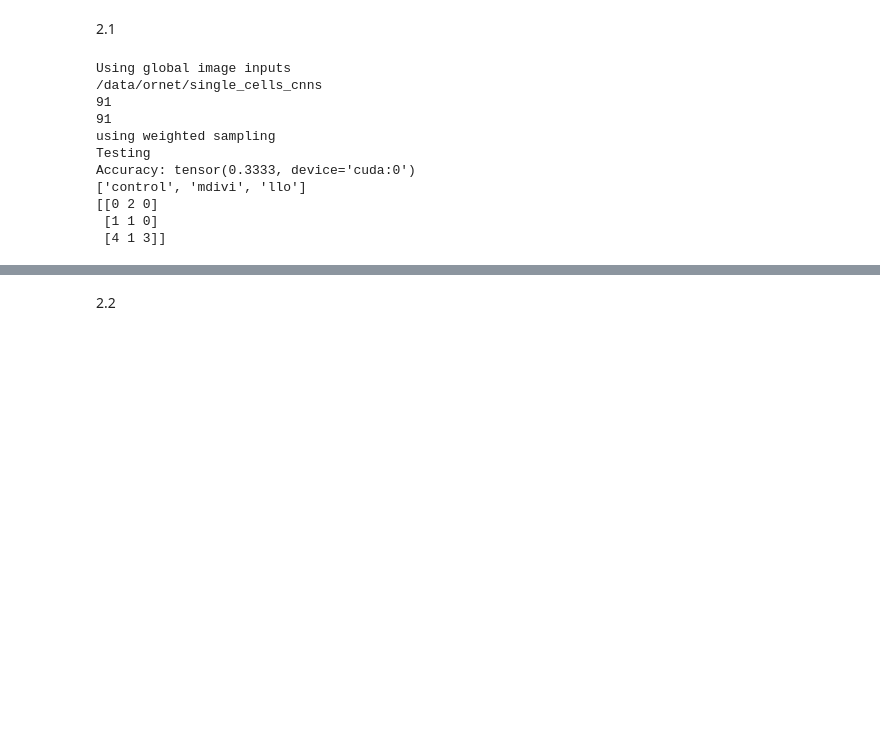
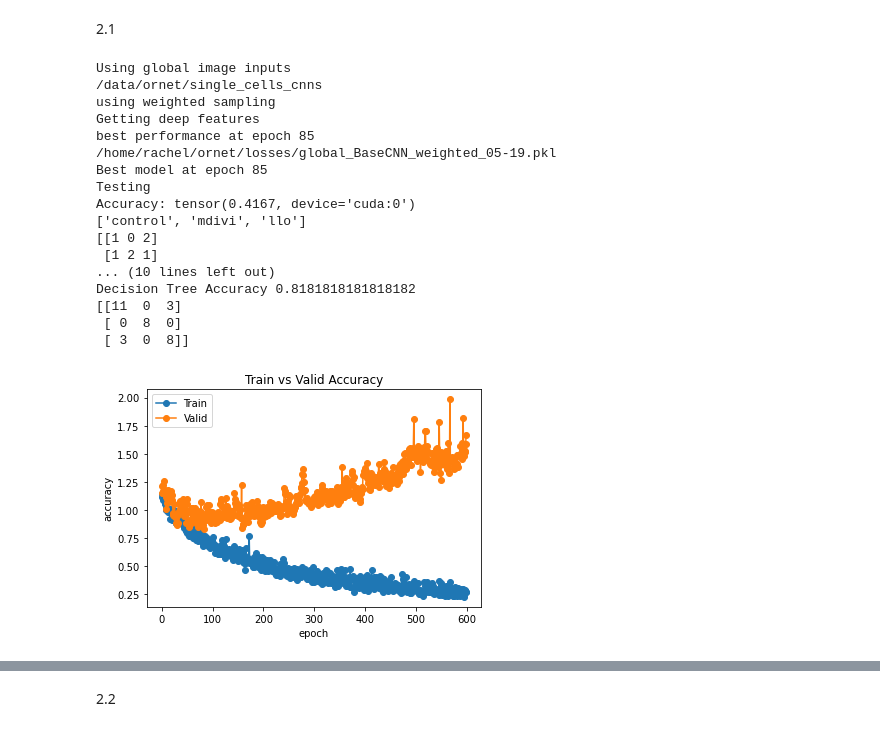
Before and after one commit to rmattson1008/ornet, a Jupyter notebook: benchmarks/experiments.ipynb, the cells around one changed output, grey strips where cells are left out. Saved outputs shown, nothing was run; the diff lists cells and outputs as text; code cells hidden in the pictures; blank space fills up the shorter version.

```diff
--- a/benchmarks/experiments.ipynb
+++ b/benchmarks/experiments.ipynb
@@ -187,33 +391,58 @@ Accuracy: tensor(0.5000, device='cuda:0')
 2.1
 # %%
 # 2.1
-args.save_as = "global_BaseCNN_weighted_05-18.pth"
+args.save_features = os.path.join(
+    root_dir, "representations/global_BaseCNN_weighted_05-19.pkl")
+args.save_model = os.path.join(
+    root_dir, "models/global_BaseCNN_weighted_05-19.pth")
+args.save_losses = os.path.join(
+    root_dir, "losses/global_BaseCNN_weighted_05-19.pkl")
+
 args.weighted_samples = True
+args.roi = False
+args.epochs = 5
 
 train_dataloader, test_dataloader, val_dataloader = get_dataloaders(
     args, accept_list, resize=28)
 
 model = BaseCNN()
 # model = ResNet18(in_channels=2, resblock=ResBlock, outputs=3)
 model.to(device)
 
+
 if args.train:
     print("Training")
     train(args, model, train_dataloader, val_dataloader, device=device)
 
-saved_state = torch.load(os.path.join(args.save_dir, args.save_as))
-model.load_state_dict(saved_state)
+get_deep_features(args, model, [train_dataloader,
+                  test_dataloader, val_dataloader], device=device)
+
+plot_losses(args.save_losses)
+
+checkpoint = torch.load(args.save_model)
+model.load_state_dict(checkpoint['state_dict'])
+print("Best model at epoch", checkpoint['epoch'])
 print("Testing")
 test(args, model, test_dataloader, device=device)
+
+print("Running benchmarks on deep representation")
+run_benchmarks(args.save_features)
 # %% [output]
 Using global image inputs
 /data/ornet/single_cells_cnns
-91
-91
 using weighted sampling
+Getting deep features
+best performance at epoch 85
+/home/rachel/ornet/losses/global_BaseCNN_weighted_05-19.pkl
+Best model at epoch 85
 Testing
-Accuracy: tensor(0.3333, device='cuda:0')
+Accuracy: tensor(0.4167, device='cuda:0')
 ['control', 'mdivi', 'llo']
-[[0 2 0]
- [1 1 0]
- [4 1 3]]
+[[1 0 2]
+ [1 2 1]
+... (10 lines left out)
+Decision Tree Accuracy 0.8181818181818182
+[[11  0  3]
+ [ 0  8  0]
+ [ 3  0  8]]
+[figure, added]
```
Also changed, not shown: parts of 21 cells of this notebook.
